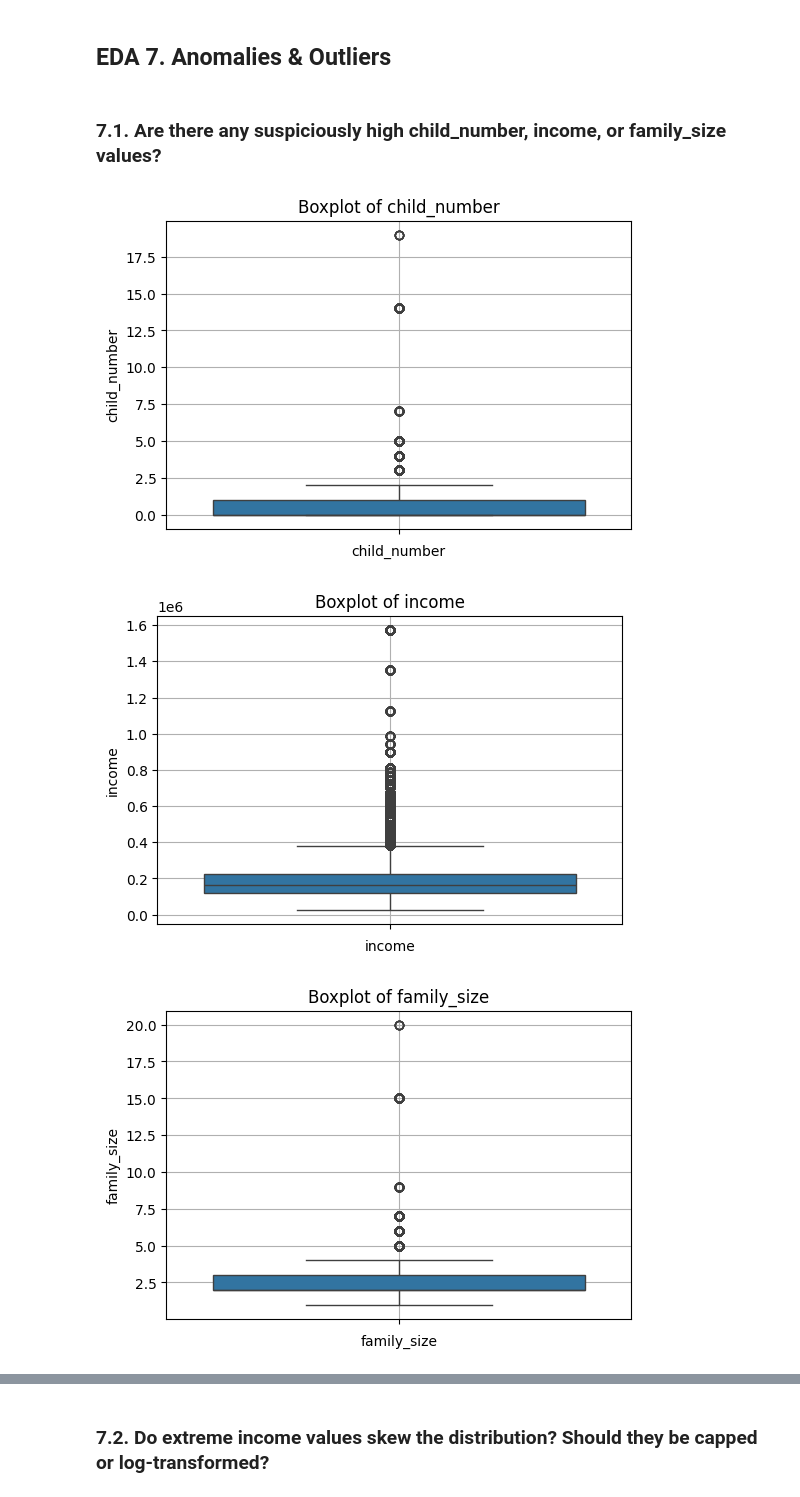
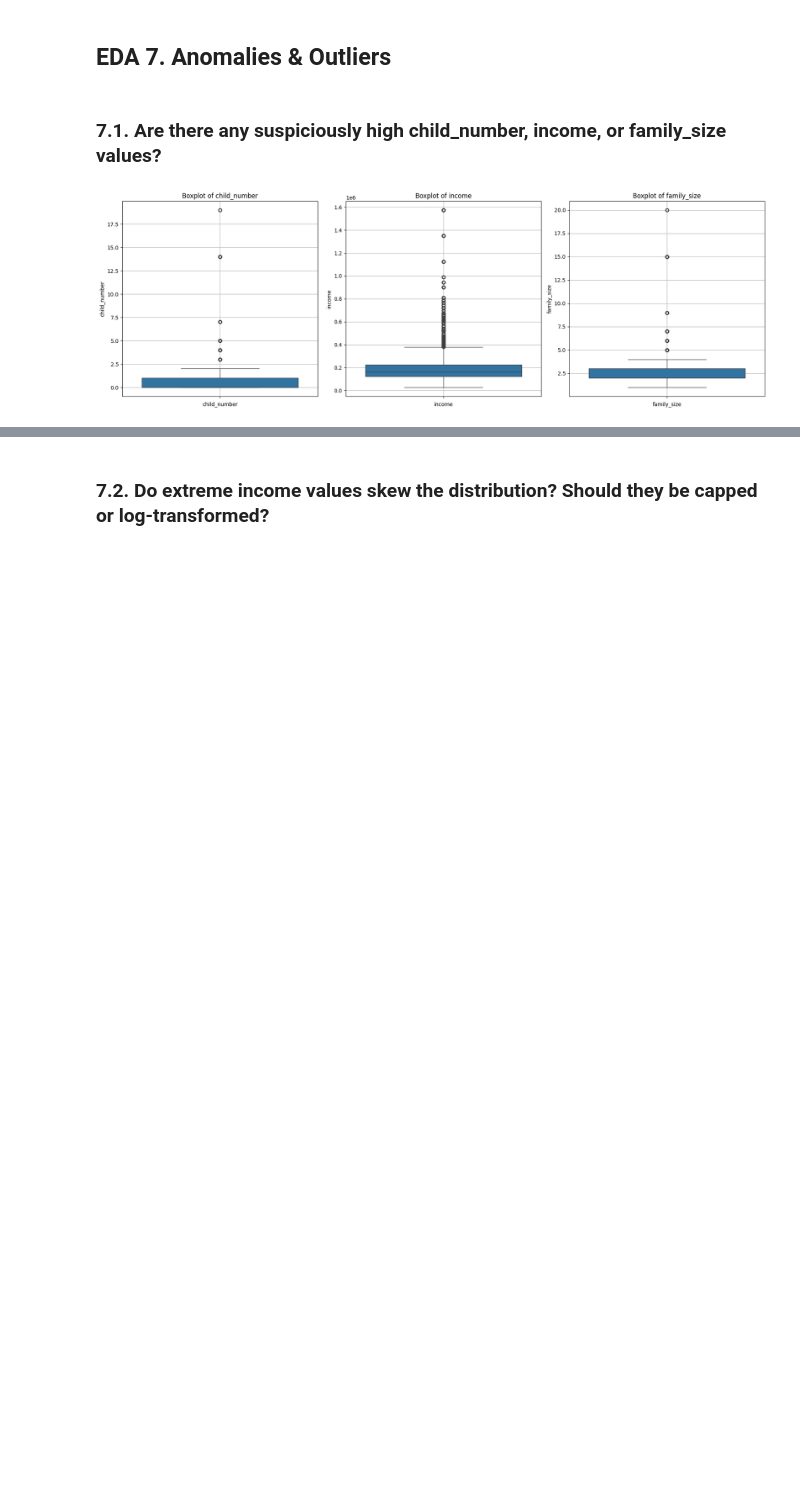
Before and after one commit to yonathanggraiwan/p2-final-project-ftds-028-hck-group-001, a Jupyter notebook: EDA.ipynb, the cells around one changed output, grey strips where cells are left out. Cells and saved outputs as stored; diff of their text form; code cells hidden in the pictures; blank space fills up the shorter version.

```diff
--- a/EDA.ipynb
+++ b/EDA.ipynb
@@ -563,8 +581,13 @@ Text(0, 0.5, 'Count')
 # %% [markdown]
 ### 4.2 Is There a Relationship Between 'years_employed' and 'income' or 'target'?
 # %%
-# Konversi days_employed ke years_employed
-data['years_employed'] = -(data['days_employed'] / 365)
+# Convert days_employed to years as a standalone object
+years_employed = data['days_employed'].abs() / 365
 
-# Pastikan credit_status sudah jadi numerik
-data['credit_status'] = data['credit_status'].map({'Good Credit': 1, 'NPL': 0})
+plt.figure(figsize=(8, 6))
+sns.regplot(data=data, x=abs(data['days_employed'] / 365), y='income',
+            scatter_kws={'alpha':0.5}, line_kws={'color':'red'})
+plt.title('Income vs Years Employed')
+plt.xlabel('Years Employed')
+plt.ylabel('Income')
+plt.grid(True)
@@ -665,14 +786,16 @@ ___
 # %%
 features = ['child_number', 'income', 'family_size']
 
-for feature in features:
-    plt.figure(figsize=(6, 4))
-    sns.boxplot(y=data[feature])
-    plt.title(f'Boxplot of {feature}')
-    plt.xlabel(feature)
-    plt.grid(True)
-    plt.show()
+# Make the plot side by side
+fig, axes = plt.subplots(1, len(features), figsize=(18, 6))  # ukuran diperbesar
+
+for i, feature in enumerate(features):
+    sns.boxplot(y=data[feature], ax=axes[i])
+    axes[i].set_title(f'Boxplot of {feature}')
+    axes[i].set_xlabel(feature)
+    axes[i].grid(True)
+
+plt.tight_layout()
+plt.show()
 # %% [output]
-[figure, old version]
+[figure, new version]
-[figure, removed]
-[figure, removed]
```
Also changed, not shown: parts of 22 cells of this notebook.
